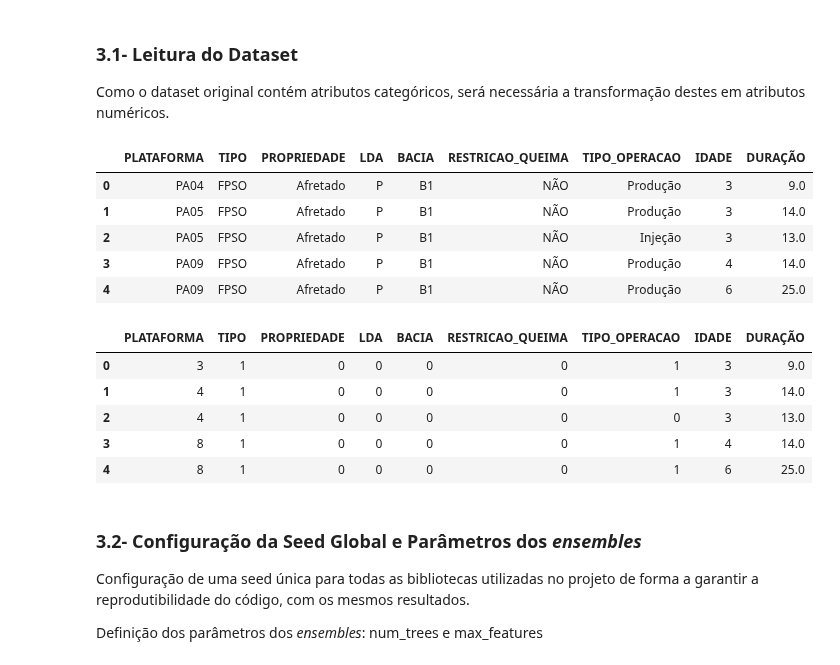
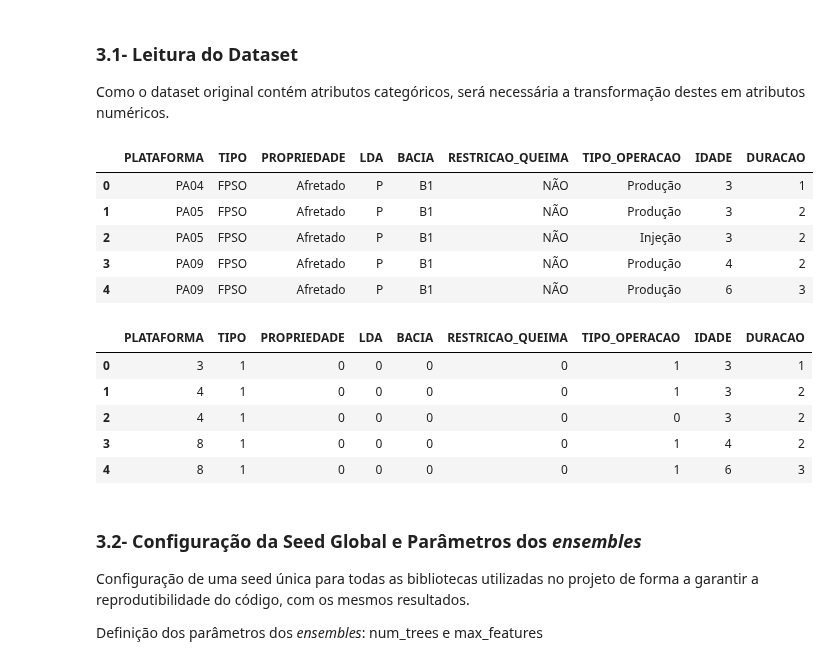
Before and after one commit to LAOLIVEIRA1972/PUC_MVP, a Jupyter notebook: mvp_v0_class.ipynb, the cells around one changed output. Saved outputs shown, nothing was run; the diff lists cells and outputs as text; code cells hidden in the pictures.

```diff
--- a/mvp_v0_class.ipynb
+++ b/mvp_v0_class.ipynb
@@ -79,34 +78,34 @@ from sklearn.model_selection import GridSearchCV # para a otimização dos hiper
 Como o dataset original contém atributos categóricos, será necessária a transformação destes em atributos numéricos.
 # %%
 # Informa a URL de importação do dataset (usando o link raw para o arquivo no GitHub)
-url = "https://raw.githubusercontent.com/LAOLIVEIRA1972/PUC_MVP/main/dataset_plataformas.xlsx"
+url = "https://raw.githubusercontent.com/LAOLIVEIRA1972/PUC_MVP/main/dataset_plataformas_class.xlsx"
 
 # Lê o arquivo
 dataset = pd.read_excel(url)
 
 # Mostra as primeiras linhas do dataset
 display(dataset.head())
 
 # transforma atributos categóricos em numéricos
 cols_cat = ["PLATAFORMA", "TIPO", "PROPRIEDADE","LDA", "BACIA", "RESTRICAO_QUEIMA", "TIPO_OPERACAO"]
 for col in cols_cat:
     dataset[col] = dataset[col].replace({sorted(dataset[col].unique())[i]:i for i in range(len(sorted(dataset[col].unique())))})
 
 # Mostra as primeiras linhas do dataset
 display(dataset.head())
 # %% [output]
-|  | PLATAFORMA | TIPO | PROPRIEDADE | LDA | BACIA | RESTRICAO_QUEIMA | TIPO_OPERACAO | IDADE | DURAÇÃO |
-| 0 | PA04 | FPSO | Afretado | P | B1 | NÃO | Produção | 3 | 9.0 |
-| 1 | PA05 | FPSO | Afretado | P | B1 | NÃO | Produção | 3 | 14.0 |
-| 2 | PA05 | FPSO | Afretado | P | B1 | NÃO | Injeção | 3 | 13.0 |
-| 3 | PA09 | FPSO | Afretado | P | B1 | NÃO | Produção | 4 | 14.0 |
-| 4 | PA09 | FPSO | Afretado | P | B1 | NÃO | Produção | 6 | 25.0 |
+|  | PLATAFORMA | TIPO | PROPRIEDADE | LDA | BACIA | RESTRICAO_QUEIMA | TIPO_OPERACAO | IDADE | DURACAO |
+| 0 | PA04 | FPSO | Afretado | P | B1 | NÃO | Produção | 3 | 1 |
+| 1 | PA05 | FPSO | Afretado | P | B1 | NÃO | Produção | 3 | 2 |
+| 2 | PA05 | FPSO | Afretado | P | B1 | NÃO | Injeção | 3 | 2 |
+| 3 | PA09 | FPSO | Afretado | P | B1 | NÃO | Produção | 4 | 2 |
+| 4 | PA09 | FPSO | Afretado | P | B1 | NÃO | Produção | 6 | 3 |
-|  | PLATAFORMA | TIPO | PROPRIEDADE | LDA | BACIA | RESTRICAO_QUEIMA | TIPO_OPERACAO | IDADE | DURAÇÃO |
-| 0 | 3 | 1 | 0 | 0 | 0 | 0 | 1 | 3 | 9.0 |
-| 1 | 4 | 1 | 0 | 0 | 0 | 0 | 1 | 3 | 14.0 |
-| 2 | 4 | 1 | 0 | 0 | 0 | 0 | 0 | 3 | 13.0 |
-| 3 | 8 | 1 | 0 | 0 | 0 | 0 | 1 | 4 | 14.0 |
-| 4 | 8 | 1 | 0 | 0 | 0 | 0 | 1 | 6 | 25.0 |
+|  | PLATAFORMA | TIPO | PROPRIEDADE | LDA | BACIA | RESTRICAO_QUEIMA | TIPO_OPERACAO | IDADE | DURACAO |
+| 0 | 3 | 1 | 0 | 0 | 0 | 0 | 1 | 3 | 1 |
+| 1 | 4 | 1 | 0 | 0 | 0 | 0 | 1 | 3 | 2 |
+| 2 | 4 | 1 | 0 | 0 | 0 | 0 | 0 | 3 | 2 |
+| 3 | 8 | 1 | 0 | 0 | 0 | 0 | 1 | 4 | 2 |
+| 4 | 8 | 1 | 0 | 0 | 0 | 0 | 1 | 6 | 3 |
 # %% [markdown]
 ### 3.2- Configuração da Seed Global e Parâmetros dos *ensembles*
 Configuração de uma seed única para todas as bibliotecas utilizadas no projeto de forma a garantir a reprodutibilidade do código, com os mesmos resultados.
```
Also changed, not shown: parts of 6 cells of this notebook.
